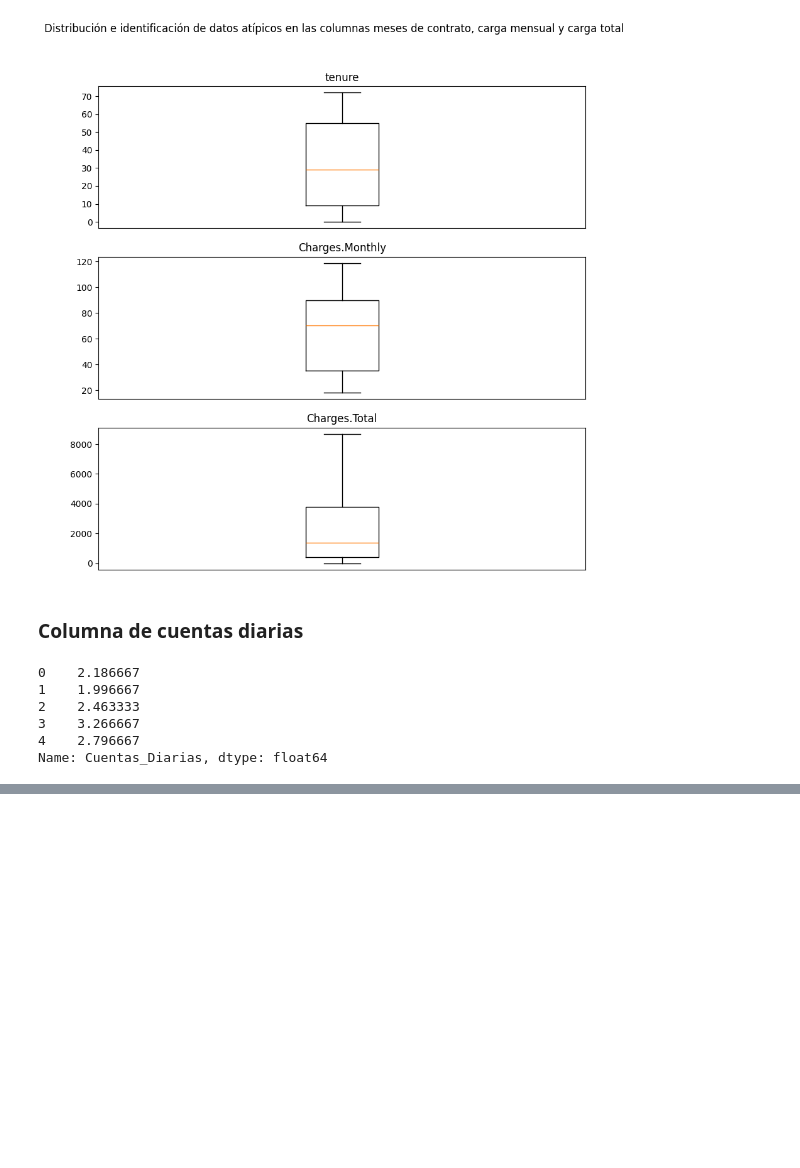
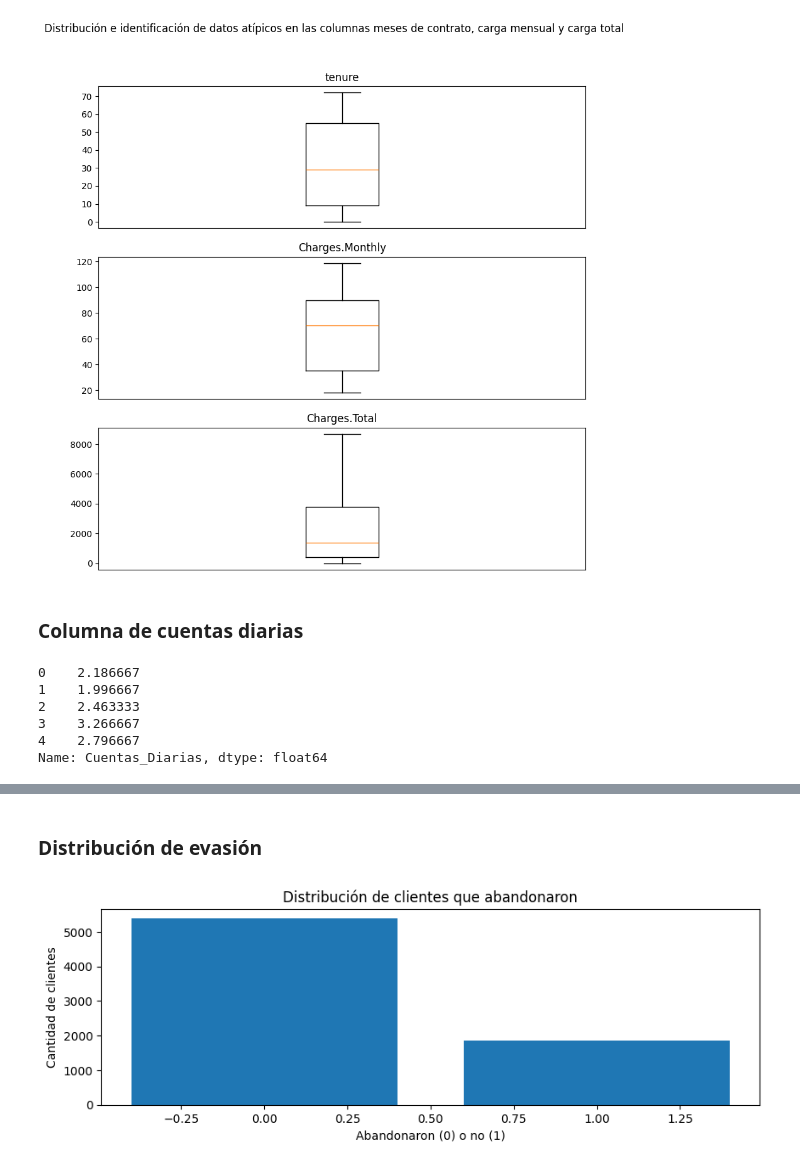
Before and after one commit to LeandroD-240/Oracle-Practices, a Jupyter notebook: TelecomX.ipynb, the cells around one changed output, grey strips where cells are left out. Drawn from its saved outputs; the diff is of its cells as text; code cells hidden in the pictures; blank space fills up the shorter version.

```diff
--- a/TelecomX.ipynb
+++ b/TelecomX.ipynb
@@ -307,0 +323,2 @@ Name: Cuentas_Diarias, dtype: float64
+# %%
+df[["Churn", "PhoneService"]] = df[["Churn", "PhoneService"]].map(lambda x: 0 if x == "No" else 1)
@@ -307,0 +349,11 @@ Name: Cuentas_Diarias, dtype: float64
+# %% [markdown]
+### Distribución de evasión
+# %%
+plt.figure(figsize=(10, 3))
+plt.bar(df["Churn"].value_counts().index, df["Churn"].value_counts().values)
+plt.title("Distribución de clientes que abandonaron")
+plt.xlabel("Abandonaron (0) o no (1)")
+plt.ylabel("Cantidad de clientes")
+plt.show()
+# %% [output]
+[figure, added]
```
Also changed, not shown: parts of 11 cells of this notebook.
